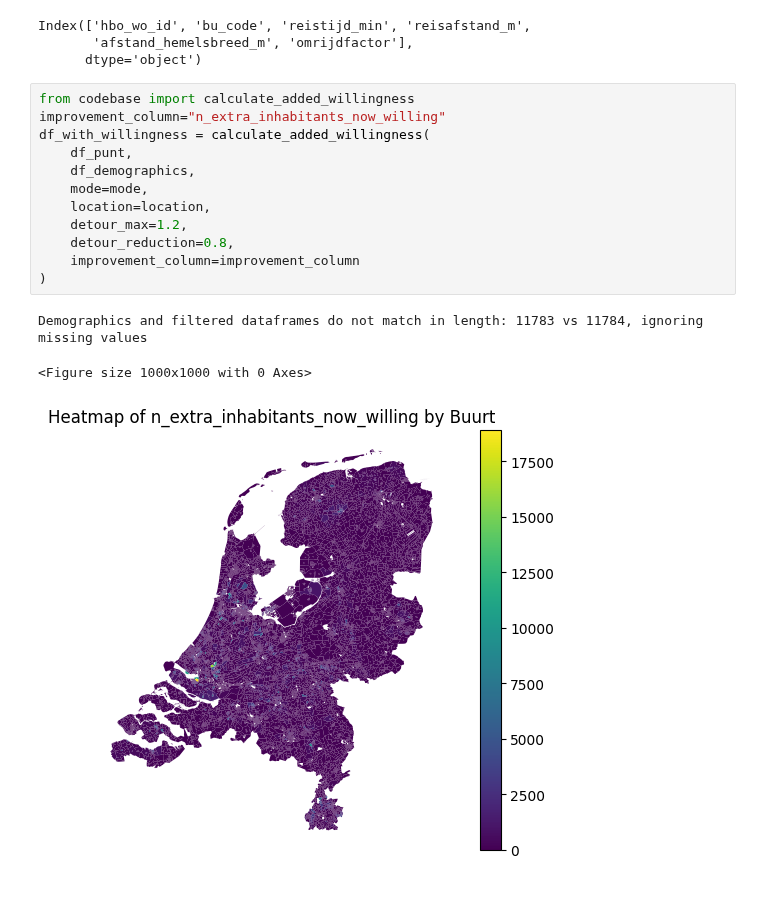
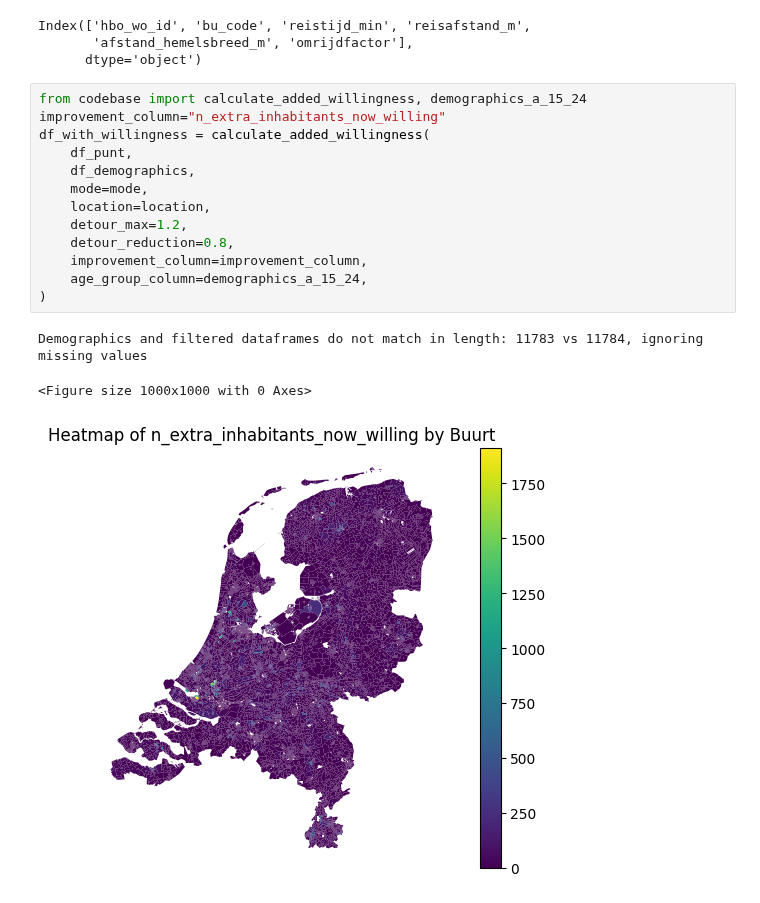
Before and after one commit to FabianScott/Design-of-AI-driven-business-operation, a Jupyter notebook: Topic3/exploration.ipynb, the cells around one changed output. Drawn from its saved outputs; the diff is of its cells as text.

Commit message:
add age group

```diff
--- a/Topic3/exploration.ipynb
+++ b/Topic3/exploration.ipynb
@@ -27,21 +27,22 @@ Index(['hbo_wo_id', 'bu_code', 'reistijd_min', 'reisafstand_m',
        'afstand_hemelsbreed_m', 'omrijdfactor'],
       dtype='object')
 # %%
-from codebase import calculate_added_willingness
+from codebase import calculate_added_willingness, demographics_a_15_24
 improvement_column="n_extra_inhabitants_now_willing"
 df_with_willingness = calculate_added_willingness(
     df_punt,
     df_demographics,
     mode=mode,
     location=location,
     detour_max=1.2,
     detour_reduction=0.8,
-    improvement_column=improvement_column
+    improvement_column=improvement_column,
+    age_group_column=demographics_a_15_24,
 )
 # %% [output]
 Demographics and filtered dataframes do not match in length: 11783 vs 11784, ignoring missing values
 <Figure size 1000x1000 with 0 Axes>
-[figure, old version]
+[figure, new version]
 # %%
 top_n = 10
 df_with_willingness.sort_values(by=improvement_column, ascending=False)[["bu_code", improvement_column]][:top_n]
```
Also changed, not shown: parts of 1 cell of this notebook.
